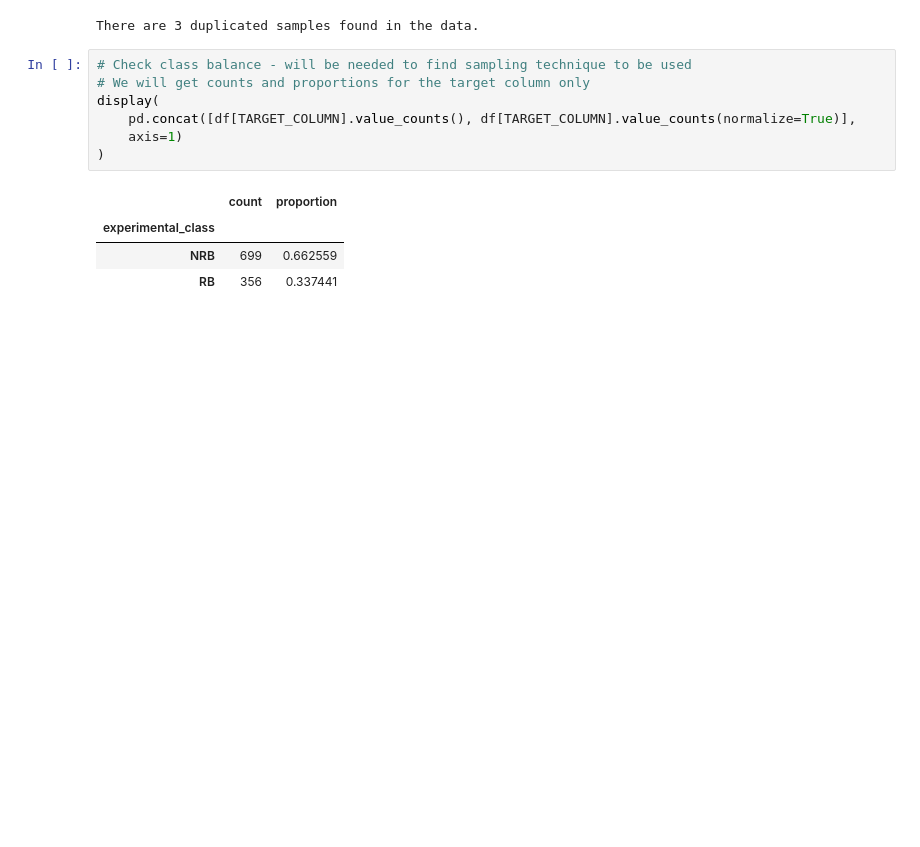
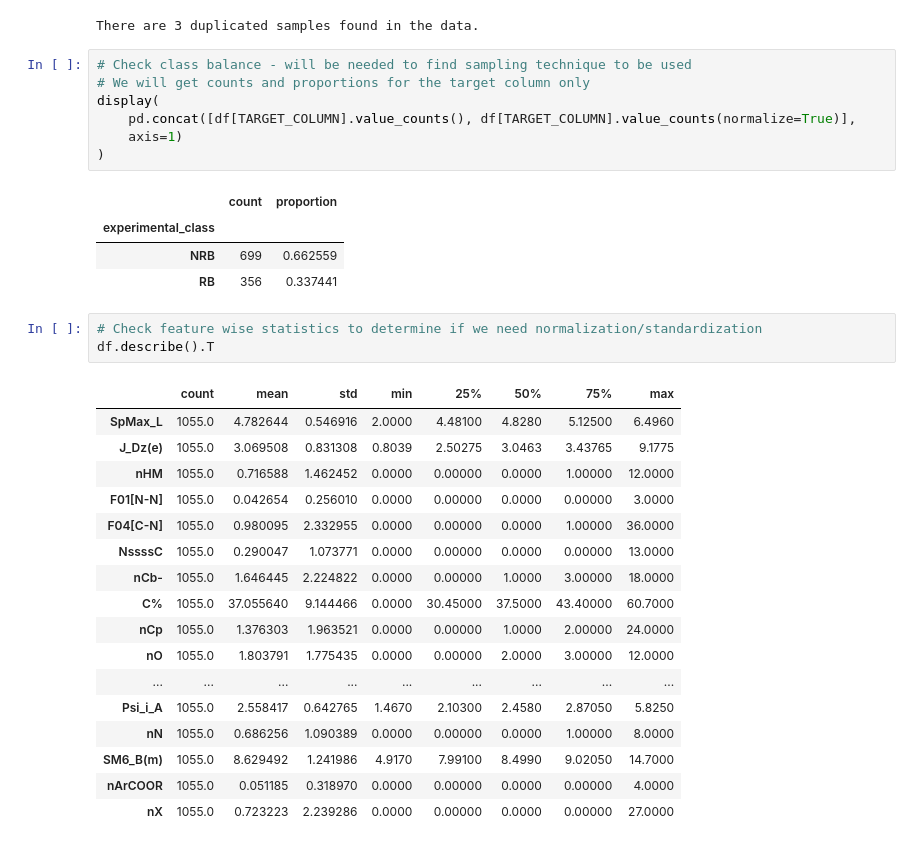
Before and after one commit to MadhurBhaiya-BITS/qsar-biodegradation-classifier, a Jupyter notebook: qsar_classifier.ipynb, the cells around one changed output. Drawn from its saved outputs; the diff is of its cells as text; blank space fills up the shorter version.

Commit message:
Add more EDA - skewness, sparsity checks and identify if feature scaling is needed. Add a summary of EDA findings

```diff
--- a/qsar_classifier.ipynb
+++ b/qsar_classifier.ipynb
@@ -193,3 +193,24 @@ display(
 | experimental_class |  |  |
 | NRB | 699 | 0.662559 |
 | RB | 356 | 0.337441 |
+# %%
+# Check feature wise statistics to determine if we need normalization/standardization
+df.describe().T
+# %% [output]
+|  | count | mean | std | min | 25% | 50% | 75% | max |
+| SpMax_L | 1055.0 | 4.782644 | 0.546916 | 2.0000 | 4.48100 | 4.8280 | 5.12500 | 6.4960 |
+| J_Dz(e) | 1055.0 | 3.069508 | 0.831308 | 0.8039 | 2.50275 | 3.0463 | 3.43765 | 9.1775 |
+| nHM | 1055.0 | 0.716588 | 1.462452 | 0.0000 | 0.00000 | 0.0000 | 1.00000 | 12.0000 |
+| F01[N-N] | 1055.0 | 0.042654 | 0.256010 | 0.0000 | 0.00000 | 0.0000 | 0.00000 | 3.0000 |
+| F04[C-N] | 1055.0 | 0.980095 | 2.332955 | 0.0000 | 0.00000 | 0.0000 | 1.00000 | 36.0000 |
+| NssssC | 1055.0 | 0.290047 | 1.073771 | 0.0000 | 0.00000 | 0.0000 | 0.00000 | 13.0000 |
+| nCb- | 1055.0 | 1.646445 | 2.224822 | 0.0000 | 0.00000 | 1.0000 | 3.00000 | 18.0000 |
+| C% | 1055.0 | 37.055640 | 9.144466 | 0.0000 | 30.45000 | 37.5000 | 43.40000 | 60.7000 |
+| nCp | 1055.0 | 1.376303 | 1.963521 | 0.0000 | 0.00000 | 1.0000 | 2.00000 | 24.0000 |
+| nO | 1055.0 | 1.803791 | 1.775435 | 0.0000 | 0.00000 | 2.0000 | 3.00000 | 12.0000 |
+| ... | ... | ... | ... | ... | ... | ... | ... | ... |
+| Psi_i_A | 1055.0 | 2.558417 | 0.642765 | 1.4670 | 2.10300 | 2.4580 | 2.87050 | 5.8250 |
+| nN | 1055.0 | 0.686256 | 1.090389 | 0.0000 | 0.00000 | 0.0000 | 1.00000 | 8.0000 |
+| SM6_B(m) | 1055.0 | 8.629492 | 1.241986 | 4.9170 | 7.99100 | 8.4990 | 9.02050 | 14.7000 |
+| nArCOOR | 1055.0 | 0.051185 | 0.318970 | 0.0000 | 0.00000 | 0.0000 | 0.00000 | 4.0000 |
+| nX | 1055.0 | 0.723223 | 2.239286 | 0.0000 | 0.00000 | 0.0000 | 0.00000 | 27.0000 |
```
Also changed, not shown: parts of 2 cells of this notebook.
